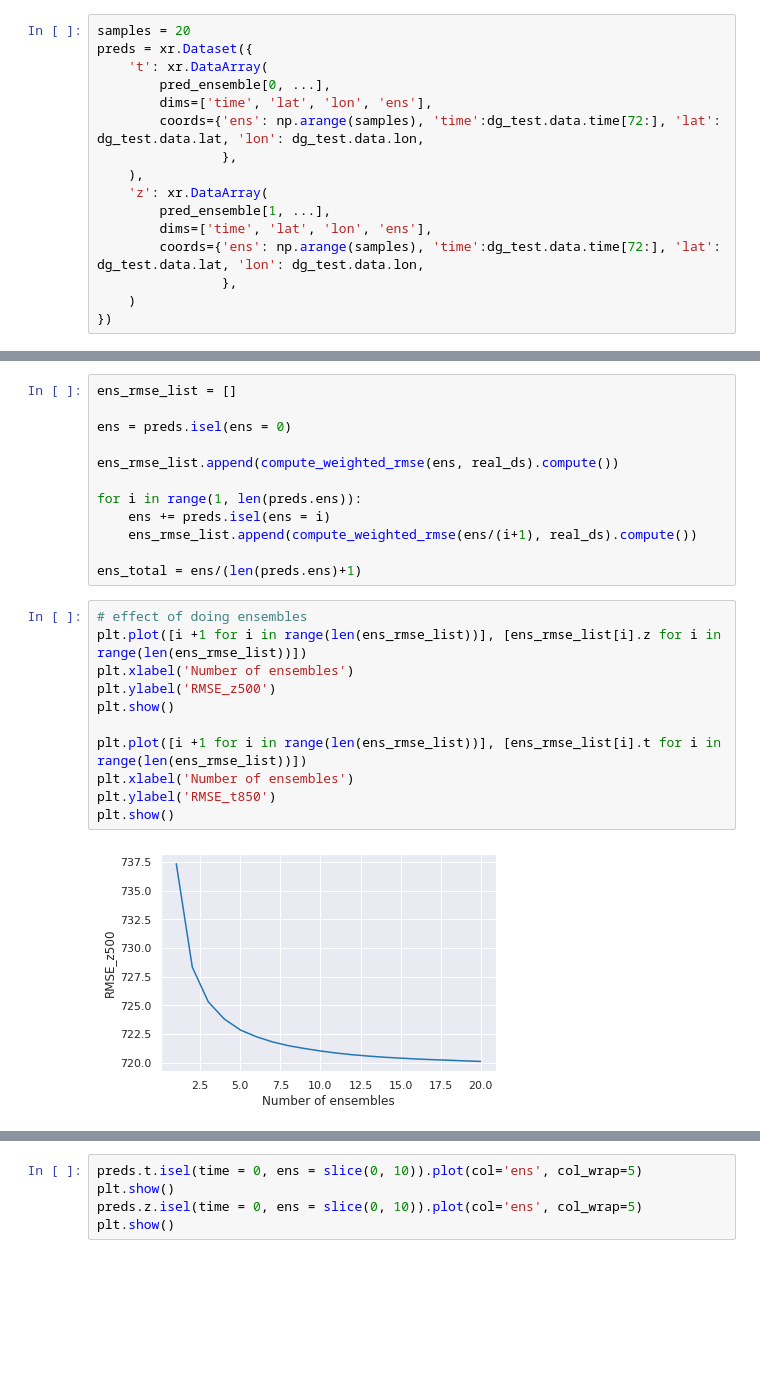
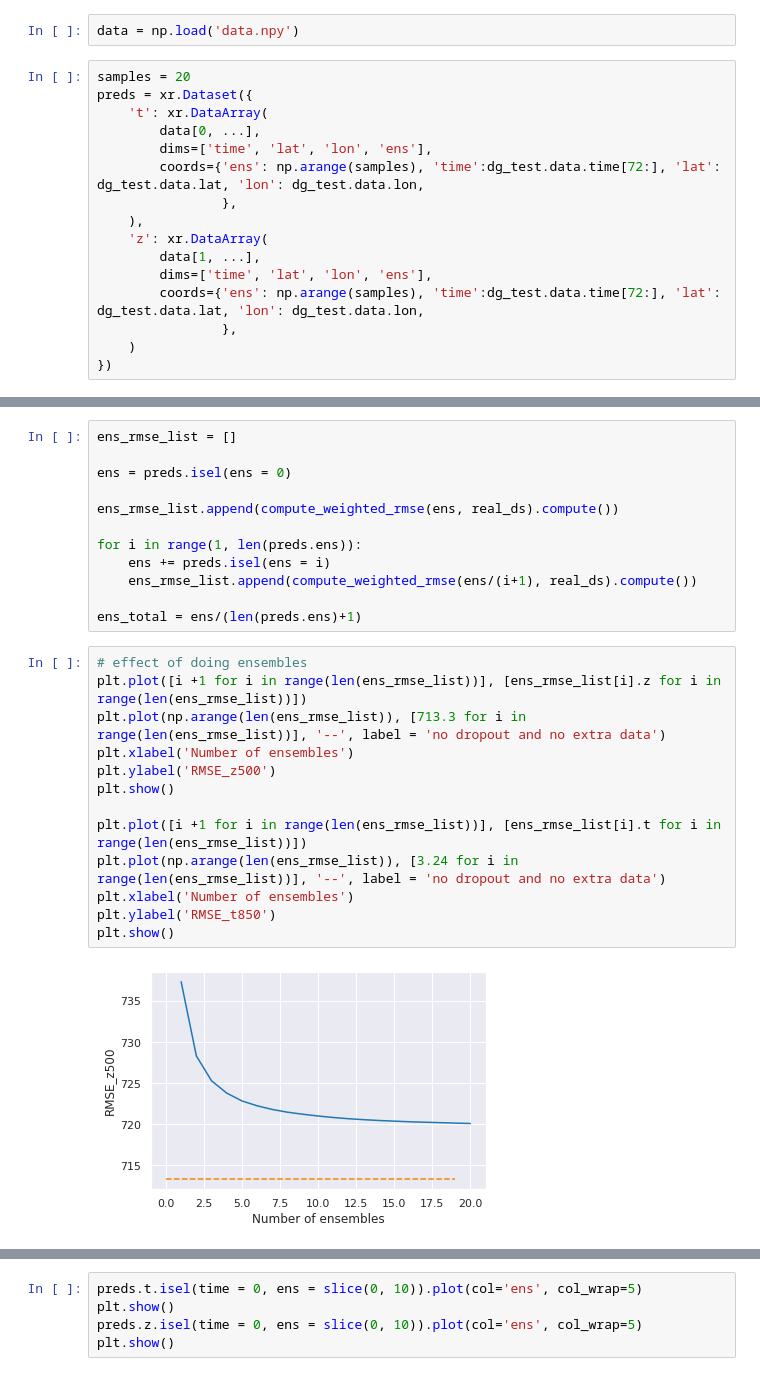
Before and after one commit to mc4117/ResNet_Weather, a Jupyter notebook: neural_notebooks/ensemble/dr_72_year_more_data.ipynb, the cells around one changed output, grey strips where cells are left out. Drawn from its saved outputs; the diff is of its cells as text; blank space fills up the shorter version.

```diff
--- a/neural_notebooks/ensemble/dr_72_year_more_data.ipynb
+++ b/neural_notebooks/ensemble/dr_72_year_more_data.ipynb
@@ -404,17 +396,19 @@ for i in range(number_of_forecasts):
     forecast_counter[i]=i+1
 # %% [output]
 (2, 17448, 32, 64, 20)
+# %%
+data = np.load('data.npy')
 # %%
 samples = 20
 preds = xr.Dataset({
     't': xr.DataArray(
-        pred_ensemble[0, ...],
+        data[0, ...],
         dims=['time', 'lat', 'lon', 'ens'],
         coords={'ens': np.arange(samples), 'time':dg_test.data.time[72:], 'lat': dg_test.data.lat, 'lon': dg_test.data.lon,
                 },
     ),
     'z': xr.DataArray(
-        pred_ensemble[1, ...],
+        data[1, ...],
         dims=['time', 'lat', 'lon', 'ens'],
         coords={'ens': np.arange(samples), 'time':dg_test.data.time[72:], 'lat': dg_test.data.lat, 'lon': dg_test.data.lon,
                 },
@@ -472,13 +466,15 @@ ens_total = ens/(len(preds.ens)+1)
 # %%
 # effect of doing ensembles
 plt.plot([i +1 for i in range(len(ens_rmse_list))], [ens_rmse_list[i].z for i in range(len(ens_rmse_list))])
+plt.plot(np.arange(len(ens_rmse_list)), [713.3 for i in range(len(ens_rmse_list))], '--', label = 'no dropout and no extra data')
 plt.xlabel('Number of ensembles')
 plt.ylabel('RMSE_z500')
 plt.show()
 
 plt.plot([i +1 for i in range(len(ens_rmse_list))], [ens_rmse_list[i].t for i in range(len(ens_rmse_list))])
+plt.plot(np.arange(len(ens_rmse_list)), [3.24 for i in range(len(ens_rmse_list))], '--', label = 'no dropout and no extra data')
 plt.xlabel('Number of ensembles')
 plt.ylabel('RMSE_t850')
 plt.show()
 # %% [output]
-[figure, old version]
+[figure, new version]
```
Also changed, not shown: parts of 2 cells of this notebook, 35 other files.
